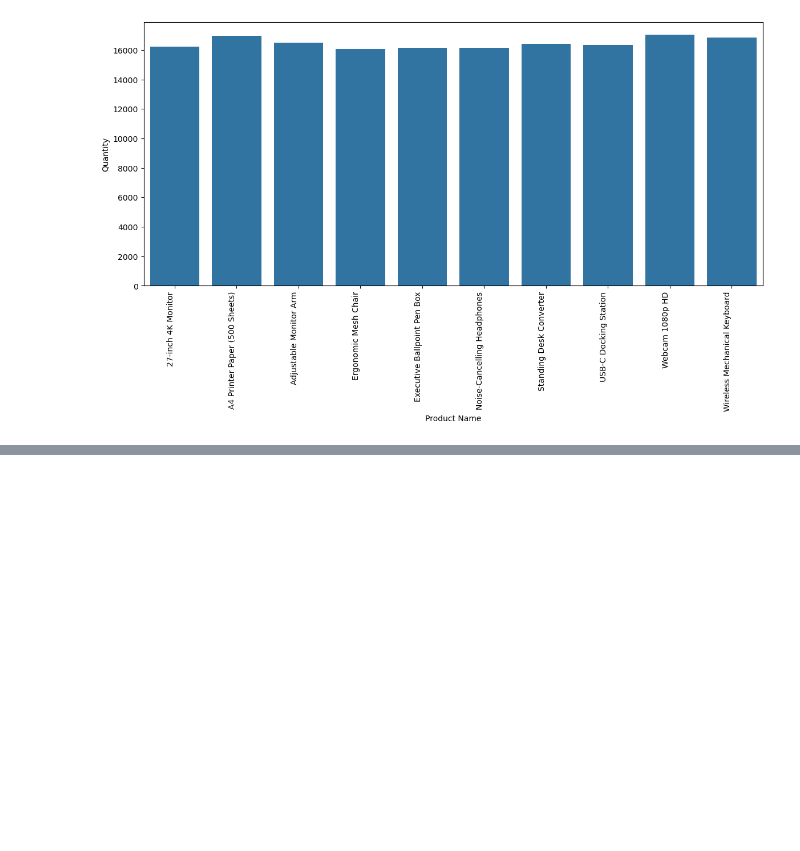
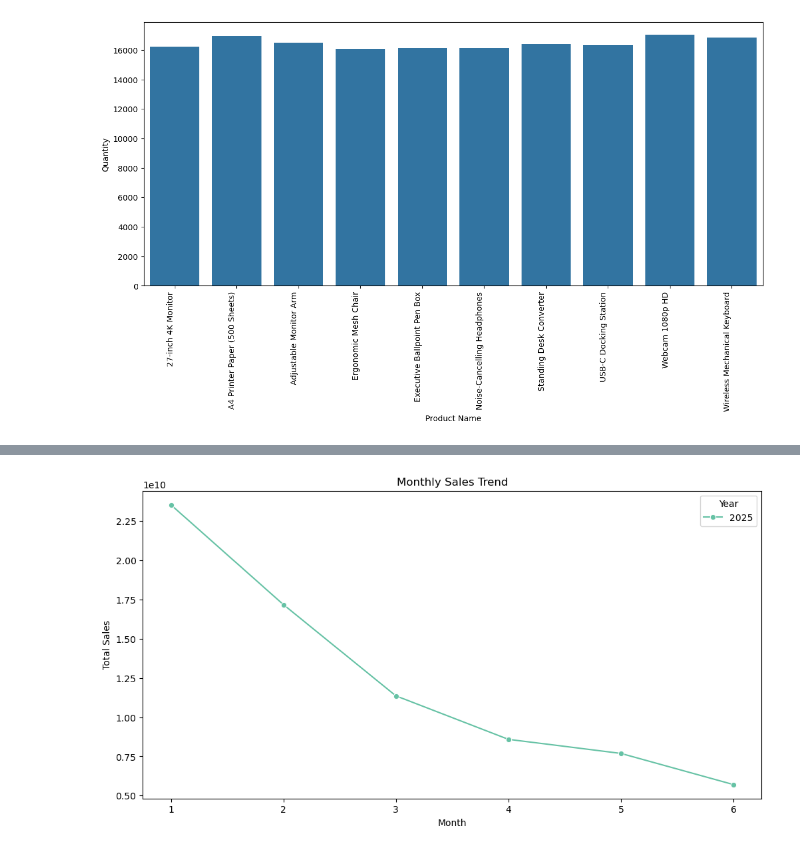
Before and after one commit to haadiabatool/SalesDataForAnalysis, a Jupyter notebook: salesDataClean&visualize.ipynb, the cells around one changed output, grey strips where cells are left out. Cells and saved outputs as stored; diff of their text form; code cells hidden in the pictures; blank space fills up the shorter version.

```diff
--- a/salesDataClean&visualize.ipynb
+++ b/salesDataClean&visualize.ipynb
@@ -196,0 +285,27 @@ plt.show()
+# %%
+
+# convert Date column into datetime format
+data_set['Date'] = pd.to_datetime(data_set['Date'], dayfirst=True)
+
+# Year And Month
+data_set['Year'] = data_set['Date'].dt.year
+data_set['Month'] = data_set['Date'].dt.month
+data_set['Month_Name'] = data_set['Date'].dt.month_name()
+
+# Sales of Different Months
+monthly_sales = data_set.groupby(['Year','Month','Month_Name'])['Amount'].sum().reset_index()
+
+# Maximum Sales in Month
+max_sales_month = monthly_sales.loc[
+    monthly_sales.groupby('Year')['Amount'].idxmax()
+]
+
+# Line plot
+plt.figure(figsize=(12,6))
+sns.lineplot(data=monthly_sales, x='Month', y='Amount', hue='Year', marker='o',palette="Set2")
+plt.title("Monthly Sales Trend")
+plt.ylabel("Total Sales")
+plt.xlabel("Month")
+plt.show()
+# %% [output]
+[figure, added]
```
Also changed, not shown: parts of 10 cells of this notebook.
